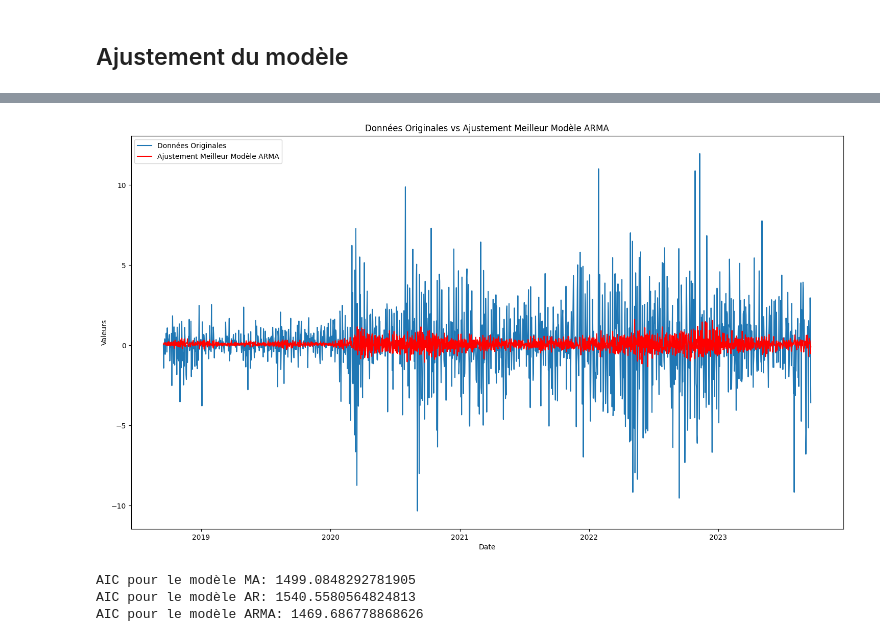
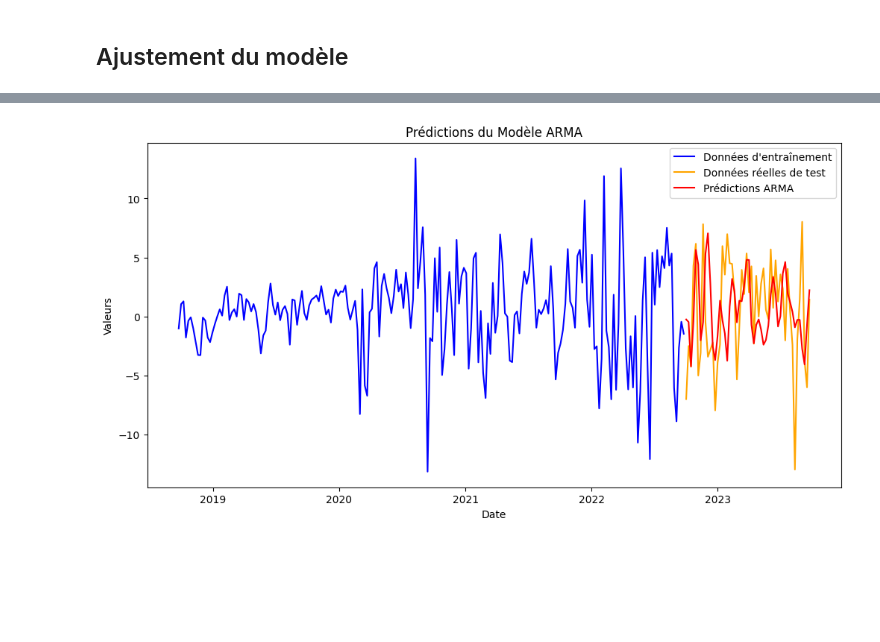
Before and after one commit to A2BX/apple_forcasting, a Jupyter notebook: apple_forecasting.ipynb, the cells around one changed output, grey strips where cells are left out. Cells and saved outputs as stored; diff of their text form; code cells hidden in the pictures; blank space fills up the shorter version.

Commit message:
PREDICTION

```diff
--- a/apple_forecasting.ipynb
+++ b/apple_forecasting.ipynb
@@ -122,6 +115,6 @@ Date
 # %%
-ferq = 'Month'
-apple_close = apple_close.resample('M').mean()
+ferq = 'Week'
+apple_close = apple_close.resample('W').mean()
 
 print("\n************ data overview ****** \n")
 print(apple_close)
@@ -161,12 +139,3 @@ if ferq == 'Day':
-# %%
-if ferq == 'Day':
-    # Appliquer fill forward pour remplir les lacunes
-    apple_close.fillna(method='ffill', inplace=True)
-
-    print("\n************* data overview ****** \n")
-    print(apple_close)
-
-    apple_close.drop('Day_Name', axis=1, inplace=True)
 # %%
 apple_close = apple_close[apple_close.index >= "2018-09-15"]
 # %%
@@ -263,12 +232,15 @@ else:
 # %% [markdown]
 ## Ajustement du modèle
 # %%
-# Définir le point de division (80% pour le traitement, 20% pour le test)
-split_point = int(len(data) * 0.8)
+# Calcul du nombre de points pour le test (20% des données)
+n_test = int(len(apple_diff) * 0.20)
+
+# Calcul du nombre de points pour l'entraînement (80% des données)
+n_train = len(apple_diff) - n_test
 
 # Diviser les données en ensembles de traitement et de test
-train_df = apple_diff.iloc[:split_point]
-test_df = apple_diff[split_point:]
+train_df = apple_diff.iloc[:n_train]
+test_df = apple_diff.iloc[-n_test:]
 # %%
 from statsmodels.graphics.tsaplots import plot_acf, plot_pacf
 from statsmodels.tsa.arima.model import ARIMA
@@ -486,23 +818,21 @@ Warnings:
 # %%
-# Créer le graphique des données et de l'ajustement
-plt.figure(figsize=(18, 10))
-plt.plot(train_df, label='Données Originales')
-plt.plot(fitted_values_arma, color='red', label='Ajustement Meilleur Modèle ARMA')
-plt.title('Données Originales vs Ajustement Meilleur Modèle ARMA')
+# Dates pour les prédictions (adaptez à votre série temporelle)
+prediction_dates = test_df.index
+
+# Créer le graphique
+plt.figure(figsize=(12, 6))
+
+# Données originales (entraînement et test)
+plt.plot(train_df, label='Données d\'entraînement', color='blue')
+plt.plot(test_df, label='Données réelles de test', color='orange')
+
+# Prédictions ARMA
+plt.plot(prediction_dates, arma_pred_mean, label='Prédictions ARMA', color='red')
+
+plt.title('Prédictions du Modèle ARMA')
 plt.xlabel('Date')
 plt.ylabel('Valeurs')
 plt.legend()
 plt.show()
 # %% [output]
-[figure, old version]
+[figure, new version]
-# %%
-# Récupération du AIC
-aic_ma = results_ma.aic
-print("AIC pour le modèle MA:", aic_ma)
-aic_ar = results_ar.aic
-print("AIC pour le modèle AR:", aic_ar)
-print("AIC pour le modèle ARMA:", best_aic)
-# %% [output]
-AIC pour le modèle MA: 1499.0848292781905
-AIC pour le modèle AR: 1540.5580564824813
-AIC pour le modèle ARMA: 1469.686778868626
```
Also changed, not shown: parts of 40 cells of this notebook.
